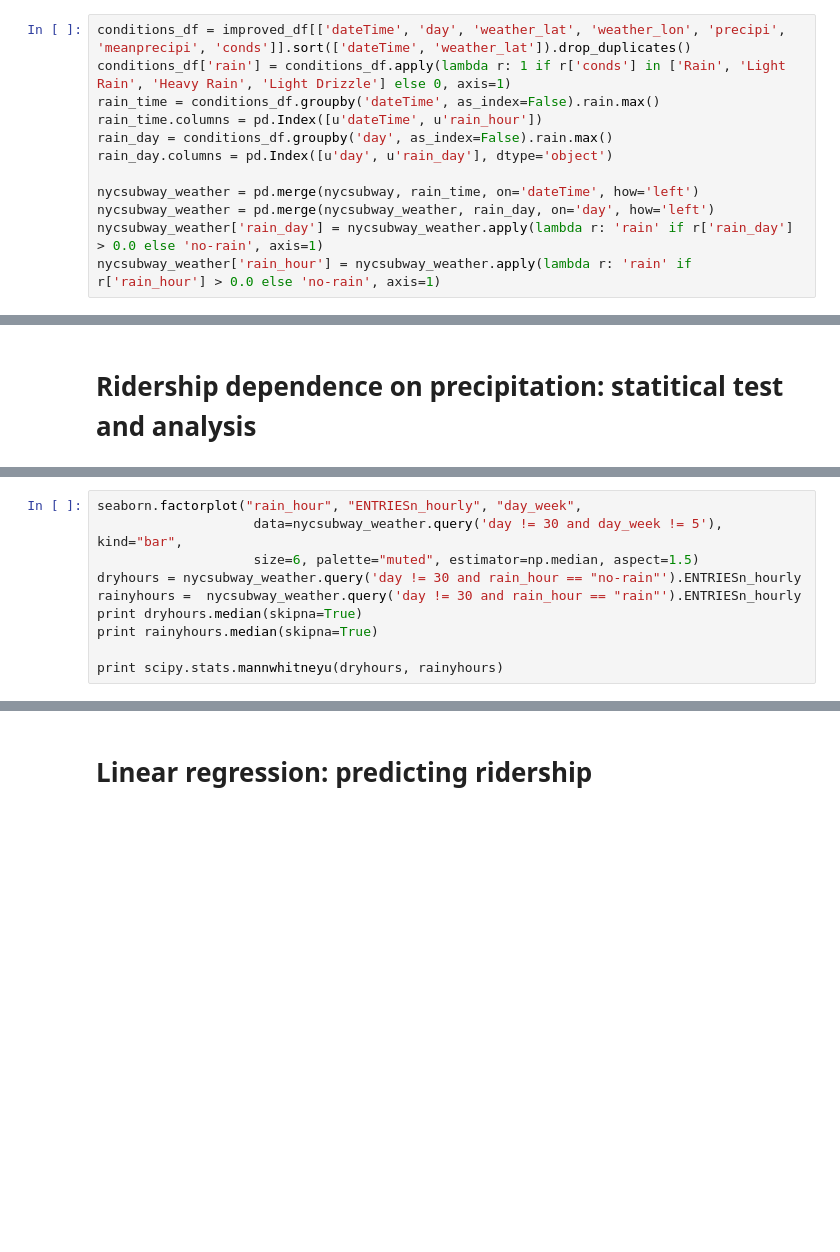
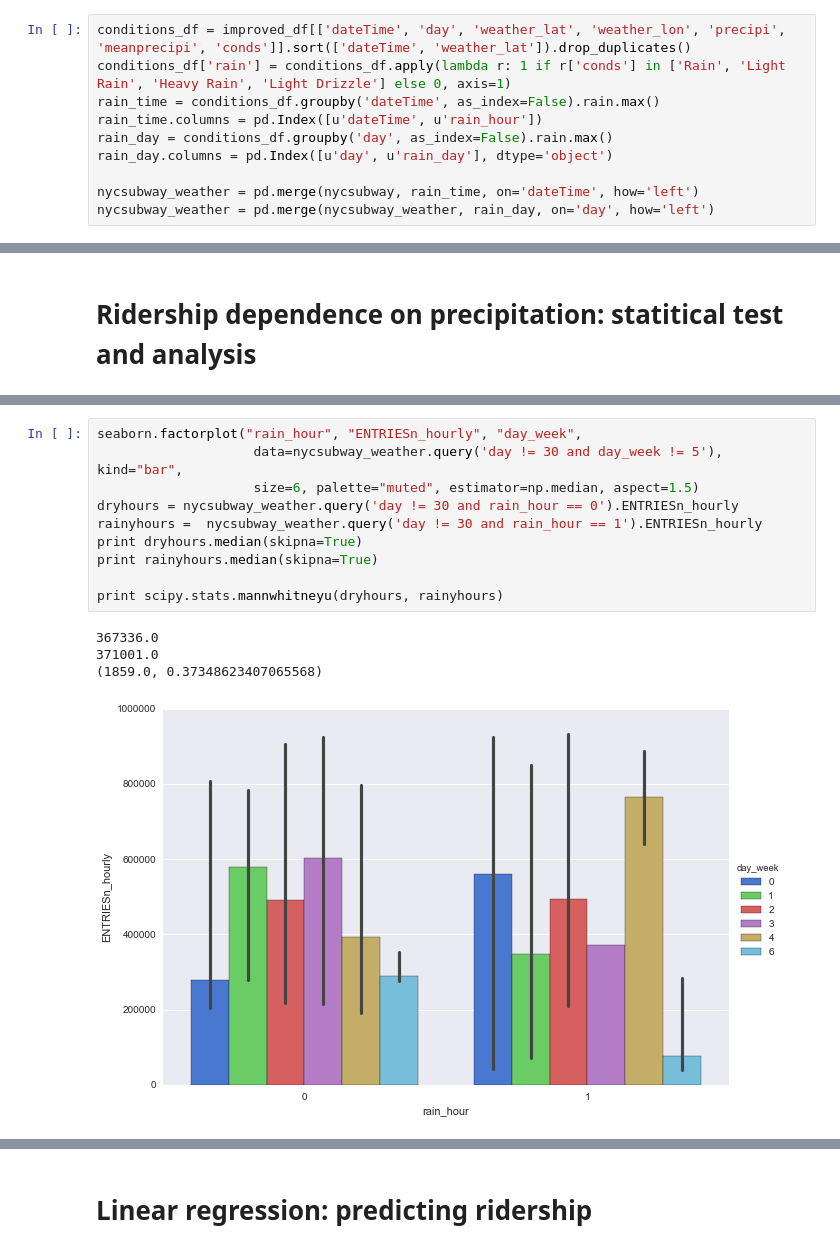
Before and after one commit to gornes/IntroToDS, a Jupyter notebook: Project1.ipynb, the cells around one changed output, grey strips where cells are left out. Drawn from its saved outputs; the diff is of its cells as text; blank space fills up the shorter version.

```diff
--- a/Project1.ipynb
+++ b/Project1.ipynb
@@ -423,5 +423,3 @@ rain_day.columns = pd.Index([u'day', u'rain_day'], dtype='object')
 
 nycsubway_weather = pd.merge(nycsubway, rain_time, on='dateTime', how='left')
 nycsubway_weather = pd.merge(nycsubway_weather, rain_day, on='day', how='left')
-nycsubway_weather['rain_day'] = nycsubway_weather.apply(lambda r: 'rain' if r['rain_day'] > 0.0 else 'no-rain', axis=1)
-nycsubway_weather['rain_hour'] = nycsubway_weather.apply(lambda r: 'rain' if r['rain_hour'] > 0.0 else 'no-rain', axis=1)
@@ -490,13 +513,18 @@ print scipy.stats.mannwhitneyu(
 # %%
 seaborn.factorplot("rain_hour", "ENTRIESn_hourly", "day_week",
                     data=nycsubway_weather.query('day != 30 and day_week != 5'), kind="bar",
                     size=6, palette="muted", estimator=np.median, aspect=1.5)
-dryhours = nycsubway_weather.query('day != 30 and rain_hour == "no-rain"').ENTRIESn_hourly
-rainyhours =  nycsubway_weather.query('day != 30 and rain_hour == "rain"').ENTRIESn_hourly
+dryhours = nycsubway_weather.query('day != 30 and rain_hour == 0').ENTRIESn_hourly
+rainyhours =  nycsubway_weather.query('day != 30 and rain_hour == 1').ENTRIESn_hourly
 print dryhours.median(skipna=True)
 print rainyhours.median(skipna=True)
 
 print scipy.stats.mannwhitneyu(dryhours, rainyhours)
+# %% [output]
+367336.0
+371001.0
+(1859.0, 0.37348623407065568)
+[figure, added]
 # %%
 seaborn.factorplot("rain_hour", "ENTRIESn_hourly", 'hour_week',
                     data=nycsubway_weather.query('day != 30'), kind="bar",
```
Also changed, not shown: parts of 50 cells of this notebook, 9 other files.
